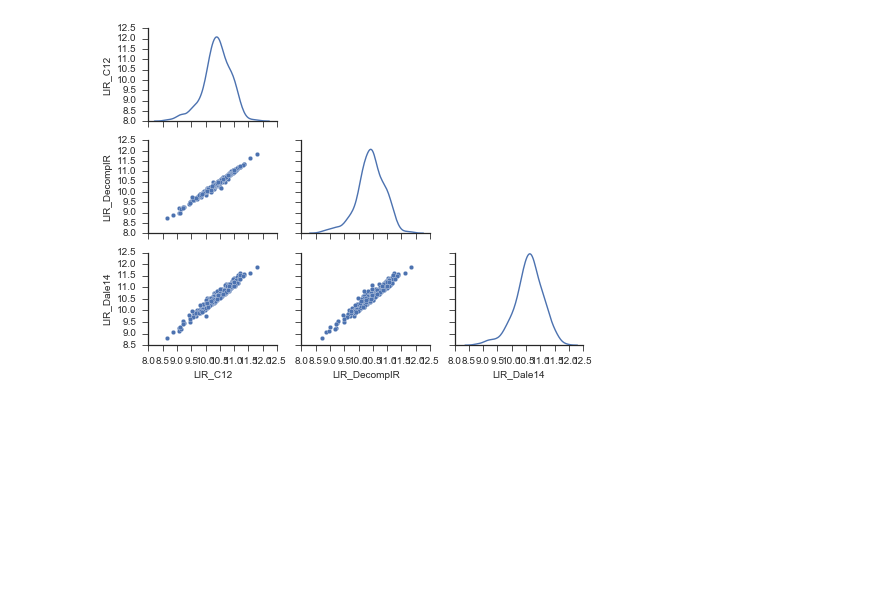
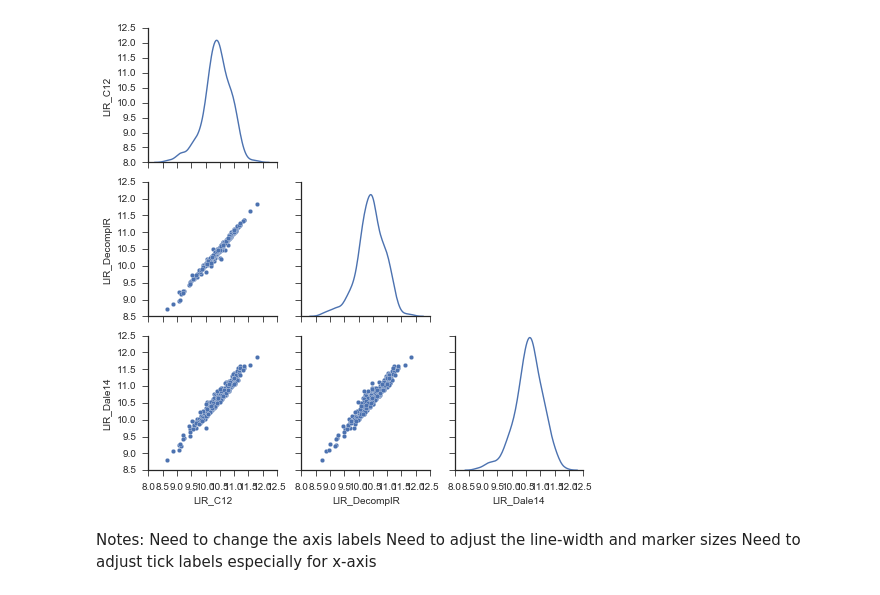
Before and after one commit to ttshimiz/bat-agn-sed-fitting-paper, a Jupyter notebook: ipython_notebooks/lir_total_comparison.ipynb, the cells around one changed output. Saved outputs shown, nothing was run; the diff lists cells and outputs as text; code cells hidden in the pictures; blank space fills up the shorter version.

Commit message:
change size and add notes to total LIR figure

```diff
--- a/ipython_notebooks/lir_total_comparison.ipynb
+++ b/ipython_notebooks/lir_total_comparison.ipynb
@@ -45,9 +45,14 @@ bat_lir['LIR_DecompIR'] = bat_decompir['lir_total']
 bat_lir['LIR_Dale14'] = bat_dale14['lir_total']
 # %%
 # Plot the correlation between each LIR using seaborn's pairplot method
-g = sn.pairplot(bat_lir, diag_kind="kde", size=1./4*textwidth, aspect=4./3.)
+g = sn.pairplot(bat_lir, diag_kind="kde", size=textwidth/3., aspect=1.)
 for i, j in zip(*np.triu_indices_from(g.axes, 1)):
     g.axes[i, j].set_visible(False)
 g.fig.savefig(figsave_dir+'lir_total-comparison.pdf', bbox_inches='tight')
 # %% [output]
-[figure, old version]
+[figure, new version]
+# %% [markdown]
+Notes:
+Need to change the axis labels
+Need to adjust the line-width and marker sizes
+Need to adjust tick labels especially for x-axis
```
Also changed, not shown: 1 other file.
